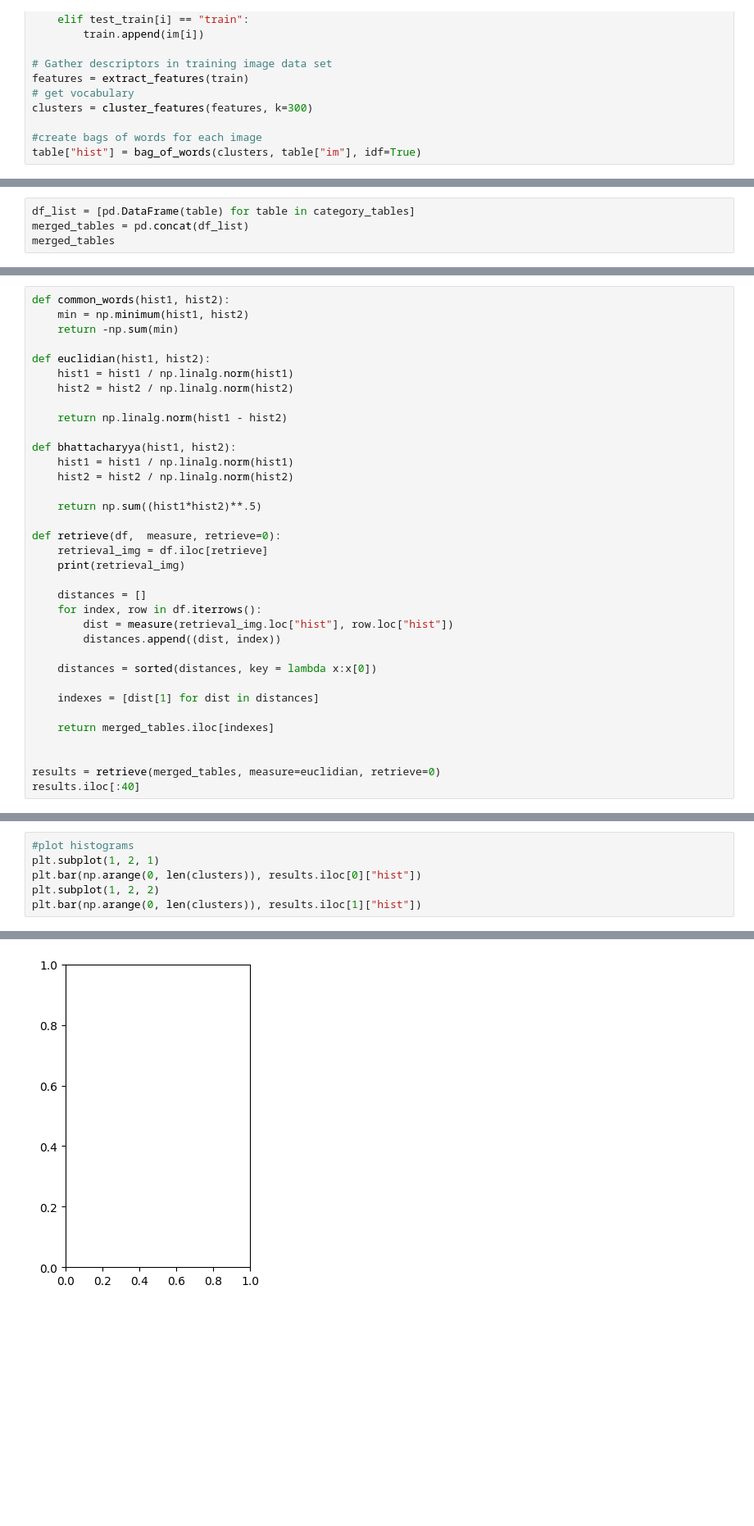
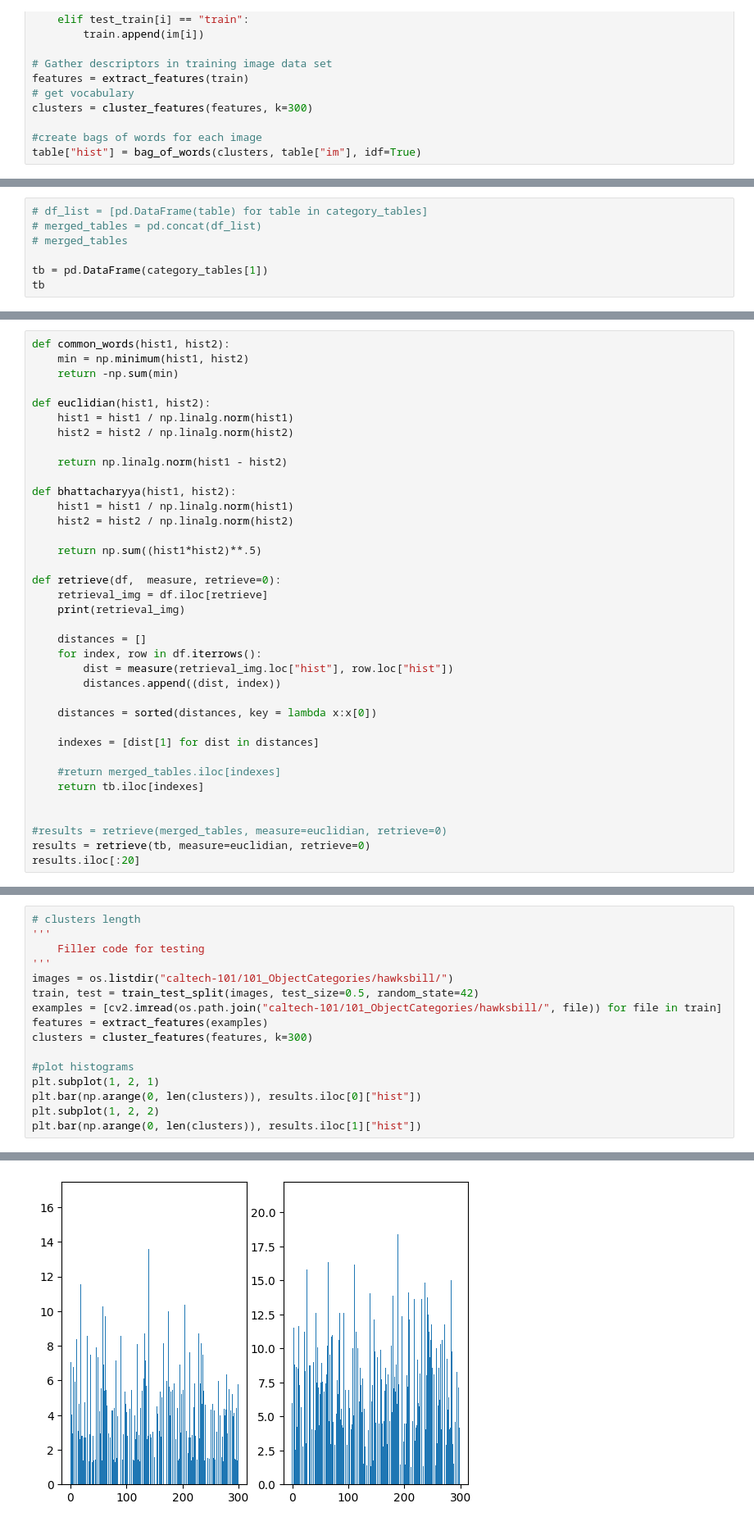
Before and after one commit to Cyrkryta/vision-image-processing, a Jupyter notebook: assignment-4/assignment4.ipynb, the cells around one changed output, grey strips where cells are left out. Shown: that part at 82% size. Cells and saved outputs as stored; diff of their text form; blank space fills up the shorter version.

```diff
--- a/assignment-4/assignment4.ipynb
+++ b/assignment-4/assignment4.ipynb
@@ -200,8 +201,11 @@ category_dir_list = [os.path.join(category_path, category) for category in categ
 for category_dir in category_dir_list:
     gen_table(category_dir)
 # %%
-df_list = [pd.DataFrame(table) for table in category_tables]
-merged_tables = pd.concat(df_list)
-merged_tables
+# df_list = [pd.DataFrame(table) for table in category_tables]
+# merged_tables = pd.concat(df_list)
+# merged_tables
+
+tb = pd.DataFrame(category_tables[1])
+tb
 # %% [output]
 |  | file_name | category | train-test | im | hist |
@@ -247,10 +251,12 @@ def retrieve(df,  measure, retrieve=0):
 
     indexes = [dist[1] for dist in distances]
 
-    return merged_tables.iloc[indexes]
+    #return merged_tables.iloc[indexes]
+    return tb.iloc[indexes]
 
 
-results = retrieve(merged_tables, measure=euclidian, retrieve=0)
-results.iloc[:40]
+#results = retrieve(merged_tables, measure=euclidian, retrieve=0)
+results = retrieve(tb, measure=euclidian, retrieve=0)
+results.iloc[:20]
 # %% [output]
 file_name                                        image_0032.jpg
@@ -284,4 +290,14 @@ plt.imshow(results.iloc[16]["im"], cmap="gray", vmin=0, vmax=255)
 # %%
+# clusters length
+'''
+    Filler code for testing
+'''
+images = os.listdir("caltech-101/101_ObjectCategories/hawksbill/")
+train, test = train_test_split(images, test_size=0.5, random_state=42)
+examples = [cv2.imread(os.path.join("caltech-101/101_ObjectCategories/hawksbill/", file)) for file in train]
+features = extract_features(examples)
+clusters = cluster_features(features, k=300)
+
 #plot histograms
 plt.subplot(1, 2, 1)
 plt.bar(np.arange(0, len(clusters)), results.iloc[0]["hist"])
@@ -292 +308 @@ NameError: name 'clusters' is not defined
-[figure, old version]
+[figure, new version]
```
Also changed, not shown: parts of 5 cells of this notebook.
